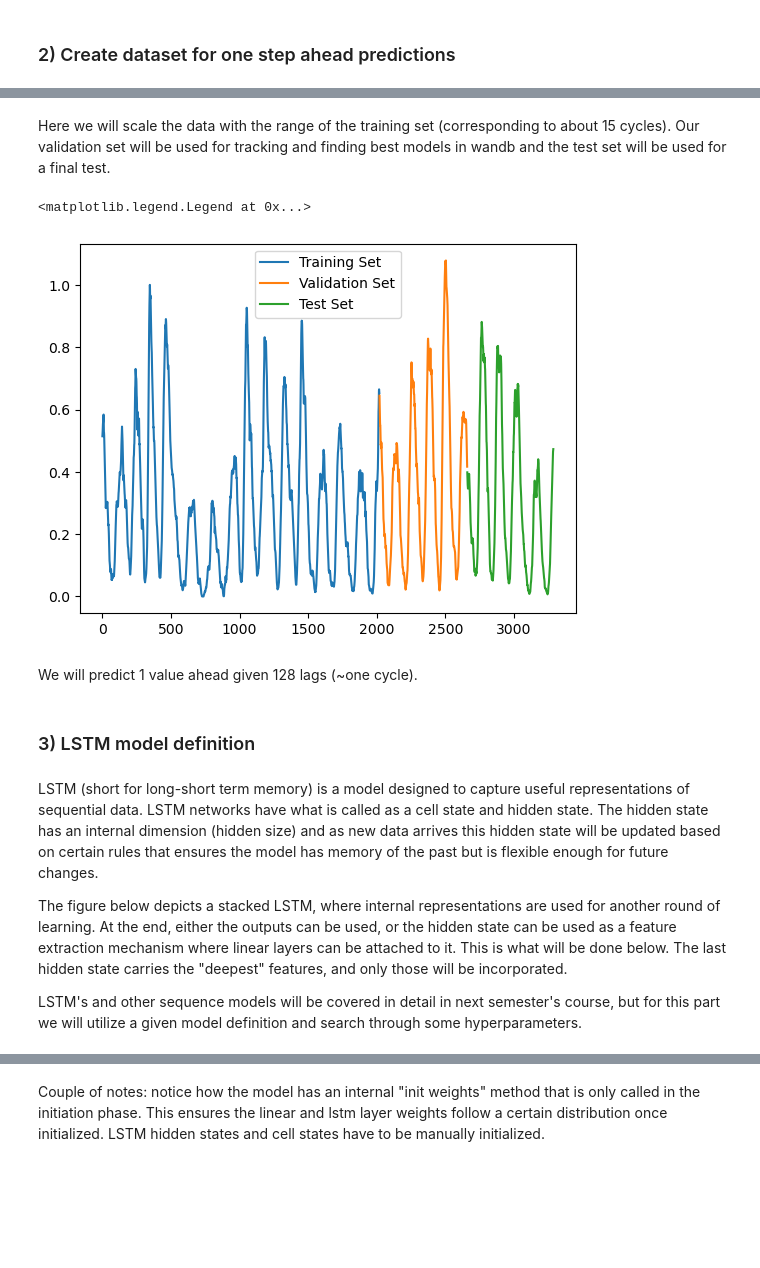
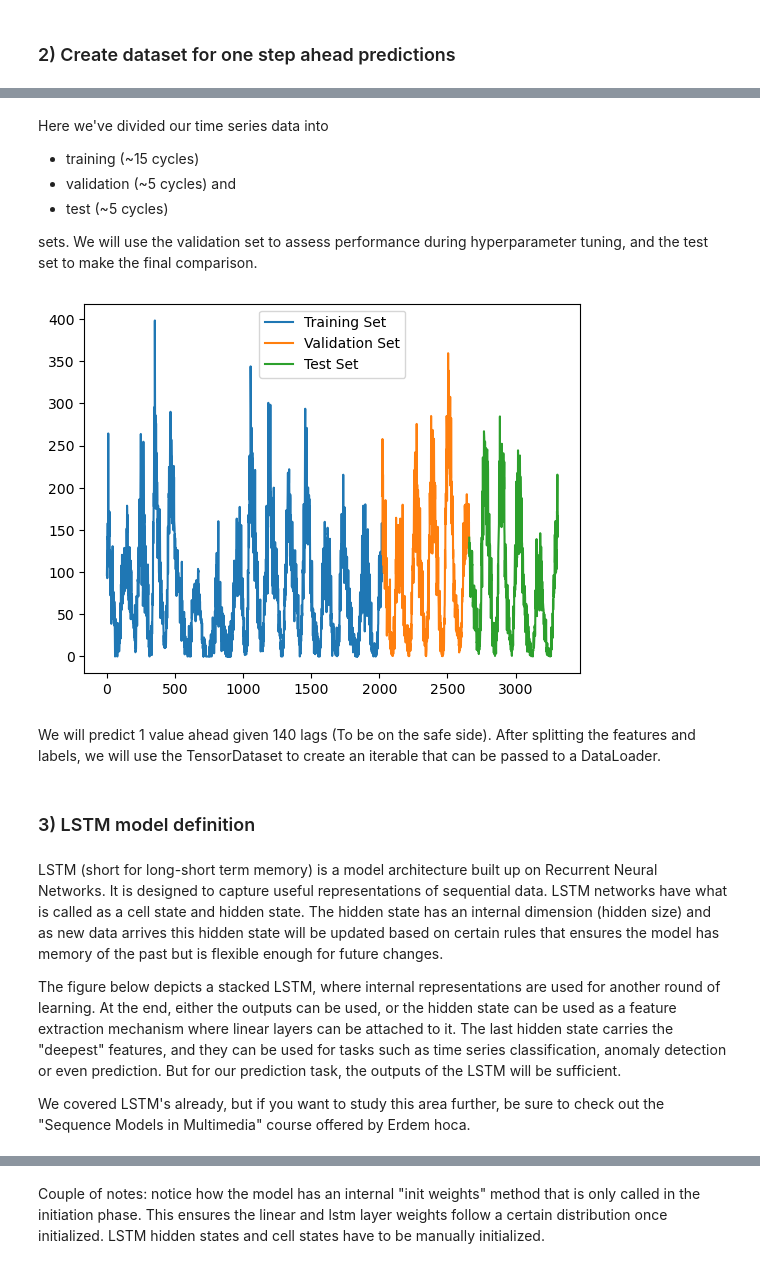
Before and after one commit to volgasezen/di504, a Jupyter notebook: Lab3/2-Lab3_LSTMs.ipynb, the cells around one changed output, grey strips where cells are left out. Drawn from its saved outputs; the diff is of its cells as text; code cells hidden in the pictures; blank space fills up the shorter version.

Commit message:
Lab3 LSTM part updated

```diff
--- a/Lab3/2-Lab3_LSTMs.ipynb
+++ b/Lab3/2-Lab3_LSTMs.ipynb
@@ -31,7 +42,7 @@ Here our aim will be to forecast the total number of sunspots on the sun for the
 # %%
-data = pd.read_csv('SN_ms_tot_V2.0.csv', sep=';', header=None)
+data = pd.read_csv('SN_m_tot_V2.0.csv', sep=';', header=None)
 
 data.columns = ['yyyy','mm','y-frac','m','sd','n','provisional']
 
-sns.lineplot(x="y-frac", y="m", data=data)
+sns.lineplot(x="y-frac", y="m", data=data);
 # %% [output]
@@ -42,6 +54,5 @@ This dataset was averaged over 13 month periods, hence the -1 values at the star
 # %%
-series = data.m.values.reshape(-1,1)[6:-6]
-
+series = data.m.values
 
 plot_acf(series, lags=200)
 plt.show()
@@ -99,23 +137,23 @@ When forecasting unseen data, we can either forecast one interval and move that
 # %% [markdown]
 ![image.png](embedded-picture-1)
-# %% [markdown]
-Here we will scale the data with the range of the training set (corresponding to about 15 cycles). Our validation set will be used for tracking and finding best models in wandb and the test set will be used for a final test.
+# %% [markdown]
+Here we've divided our time series data into
+* training (~15 cycles)
+* validation (~5 cycles) and
+* test (~5 cycles)
+
+sets. We will use the validation set to assess performance during hyperparameter tuning, and the test set to make the final comparison.
 # %%
-mm = MinMaxScaler()
-
-train = series[:2020].reshape(-1,1) # ~128*15
-
-train = mm.fit_transform(train)
-val = mm.transform(series[2020:2660]) # 128*5
-test = mm.transform(series[2660:]) # 128*5
+train = series[:2020] # ~134*15
+val = series[2020:2660]
+test = series[2660:]
 
 plt.plot(range(2020),train,label='Training Set')
 plt.plot(range(2020,2660),val,label='Validation Set')
 plt.plot(range(2660,len(series)),test,label='Test Set')
-plt.legend()
+plt.legend();
 # %% [output]
-<matplotlib.legend.Legend at 0x...>
-[figure, old version]
+[figure, new version]
-# %% [markdown]
-We will predict 1 value ahead given 128 lags (~one cycle).
+# %% [markdown]
+We will predict 1 value ahead given 140 lags (To be on the safe side). After splitting the features and labels, we will use the TensorDataset to create an iterable that can be passed to a DataLoader.
 # %%
@@ -131,10 +169,10 @@ test_ds = TensorDataset(test_X, test_y)
 # %% [markdown]
 ### 3) LSTM model definition
 # %% [markdown]
-LSTM (short for long-short term memory) is a model designed to capture useful representations of sequential data. LSTM networks have what is called as a cell state and hidden state. The hidden state has an internal dimension (hidden size) and as new data arrives this hidden state will be updated based on certain rules that ensures the model has memory of the past but is flexible enough for future changes.
+LSTM (short for long-short term memory) is a model architecture built up on Recurrent Neural Networks. It is designed to capture useful representations of sequential data. LSTM networks have what is called as a cell state and hidden state. The hidden state has an internal dimension (hidden size) and as new data arrives this hidden state will be updated based on certain rules that ensures the model has memory of the past but is flexible enough for future changes.
 
-The figure below depicts a stacked LSTM, where internal representations are used for another round of learning. At the end, either the outputs can be used, or the hidden state can be used as a feature extraction mechanism where linear layers can be attached to it. This is what will be done below. The last hidden state carries the "deepest" features, and only those will be incorporated.
+The figure below depicts a stacked LSTM, where internal representations are used for another round of learning. At the end, either the outputs can be used, or the hidden state can be used as a feature extraction mechanism where linear layers can be attached to it. The last hidden state carries the "deepest" features, and they can be used for tasks such as time series classification, anomaly detection or even prediction. But for our prediction task, the outputs of the LSTM will be sufficient.
 
-LSTM's and other sequence models will be covered in detail in next semester's course, but for this part we will utilize a given model definition and search through some hyperparameters.
+We covered LSTM's already, but if you want to study this area further, be sure to check out the "Sequence Models in Multimedia" course offered by Erdem hoca.
 # %% [markdown]
 ![](https://i.stack.imgur.com/QxzoG.png)
```
Also changed, not shown: parts of 47 cells of this notebook, 4 other files.
